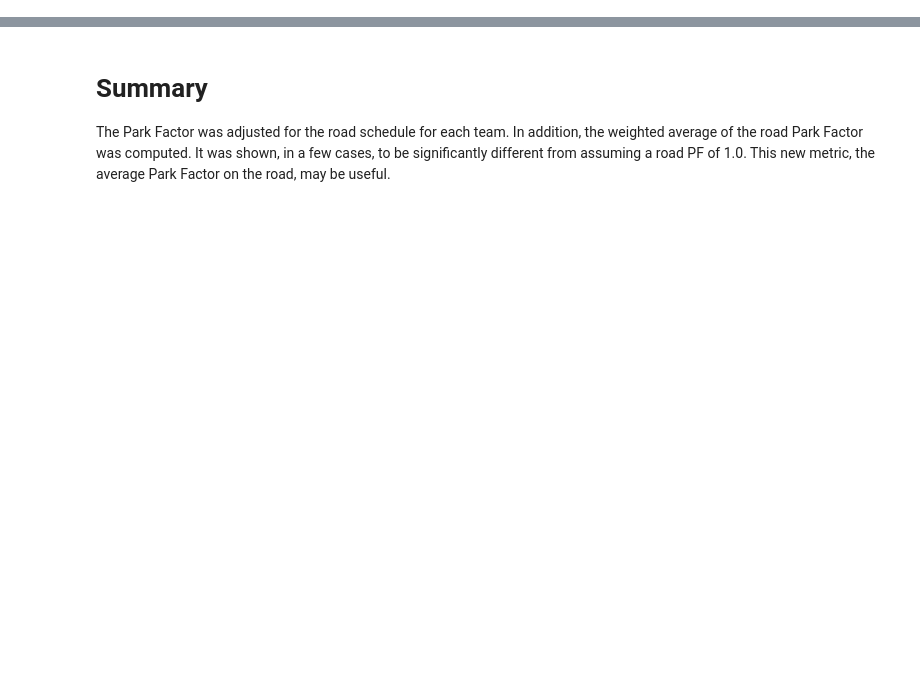
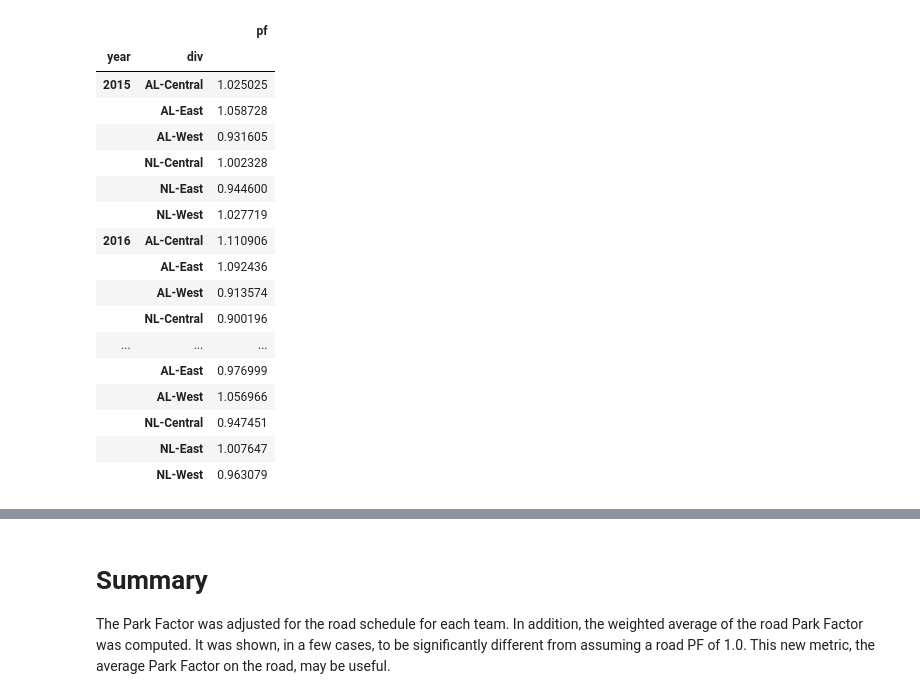
Before and after one commit to sdiehl28/baseball-analytics, a Jupyter notebook: baseball_jupyter_nb/03b_ParkFactor_CSV.ipynb, the cells around one changed output, grey strips where cells are left out. Saved outputs shown, nothing was run; the diff lists cells and outputs as text; code cells hidden in the pictures; blank space fills up the shorter version.

```diff
--- a/baseball_jupyter_nb/03b_ParkFactor_CSV.ipynb
+++ b/baseball_jupyter_nb/03b_ParkFactor_CSV.ipynb
@@ -465,0 +292,40 @@ Name: pf_avg_road, dtype: float64
+# %%
+# since 2013
+mlb_division = {
+    'BOS':'AL-East',
+    'BAL':'AL-East',
+    'NYA':'AL-East',
+    'TBA':'AL-East',
+    'TOR':'AL-East',
+    'CHA':'AL-Central',
+    'CLE':'AL-Central',
+    'DET':'AL-Central',
+    'KCA':'AL-Central',
+    'MIN':'AL-Central',
+    'HOU':'AL-West',
+    'ANA':'AL-West',
+    'OAK':'AL-West',
+    'SEA':'AL-West',
+    'TEX':'AL-West',
+    'ATL':'NL-East',
+    'MIA':'NL-East',
+    'NYN':'NL-East',
+    'PHI':'NL-East',
+    'WAS':'NL-East',
+    'CHN':'NL-Central',
+    'CIN':'NL-Central',
+    'MIL':'NL-Central',
+    'PIT':'NL-Central',
+    'SLN':'NL-Central',
+    'ARI':'NL-West',
+    'COL':'NL-West',
+    'LAN':'NL-West',
+    'SDN':'NL-West',
+    'SFN':'NL-West'}
+
+al_east = ['BOS', 'BAL', 'NYA', 'TBA', 'TOR']
+al_central = ['CHA', 'CLE','DET', 'KCA', 'MIN']
+al_west = ['HOU', 'ANA', 'OAK', 'SEA', 'TEX']
+nl_east = ['ATL', 'MIA', 'NYN', 'PHI', 'WAS']
+nl_central = ['CHN', 'CIN', 'MIL', 'PIT', 'SLN']
+nl_west = ['ARI', 'COL', 'LAN', 'SDN', 'SFN']
@@ -465,0 +342,24 @@ Name: pf_avg_road, dtype: float64
+# %%
+pf2 = pf.reset_index()
+pf2['div'] = pf2['team_id'].map(mlb_division)
+# %%
+pf2.groupby(['year','div'])[['pf']].agg('mean')
+# %% [output]
+|  |  | pf |
+| year | div |  |
+| 2015 | AL-Central | 1.025025 |
+|  | AL-East | 1.058728 |
+|  | AL-West | 0.931605 |
+|  | NL-Central | 1.002328 |
+|  | NL-East | 0.944600 |
+|  | NL-West | 1.027719 |
+| 2016 | AL-Central | 1.110906 |
+|  | AL-East | 1.092436 |
+|  | AL-West | 0.913574 |
+|  | NL-Central | 0.900196 |
+| ... | ... | ... |
+|  | AL-East | 0.976999 |
+|  | AL-West | 1.056966 |
+|  | NL-Central | 0.947451 |
+|  | NL-East | 1.007647 |
+|  | NL-West | 0.963079 |
```
Also changed, not shown: parts of 93 cells of this notebook.
